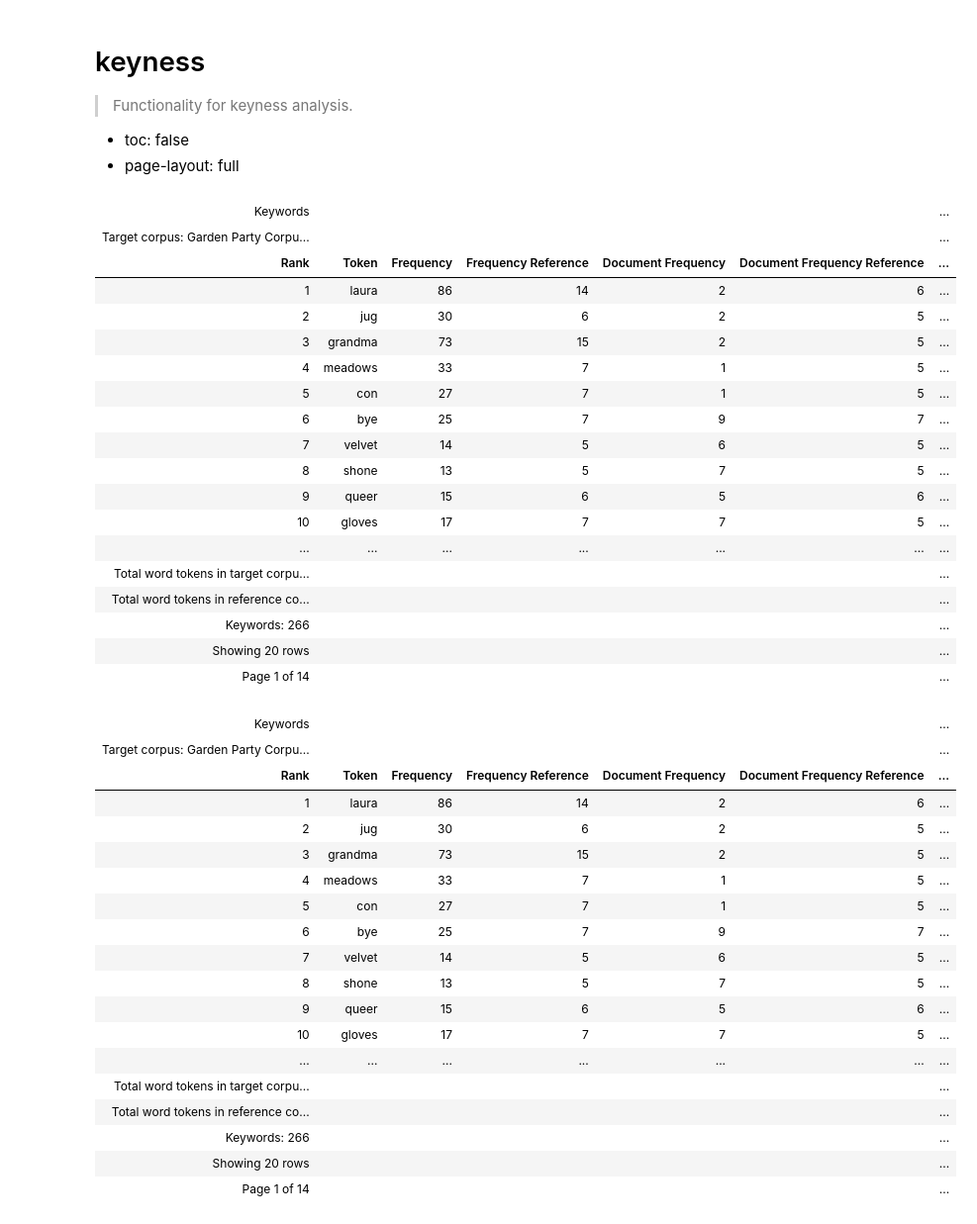
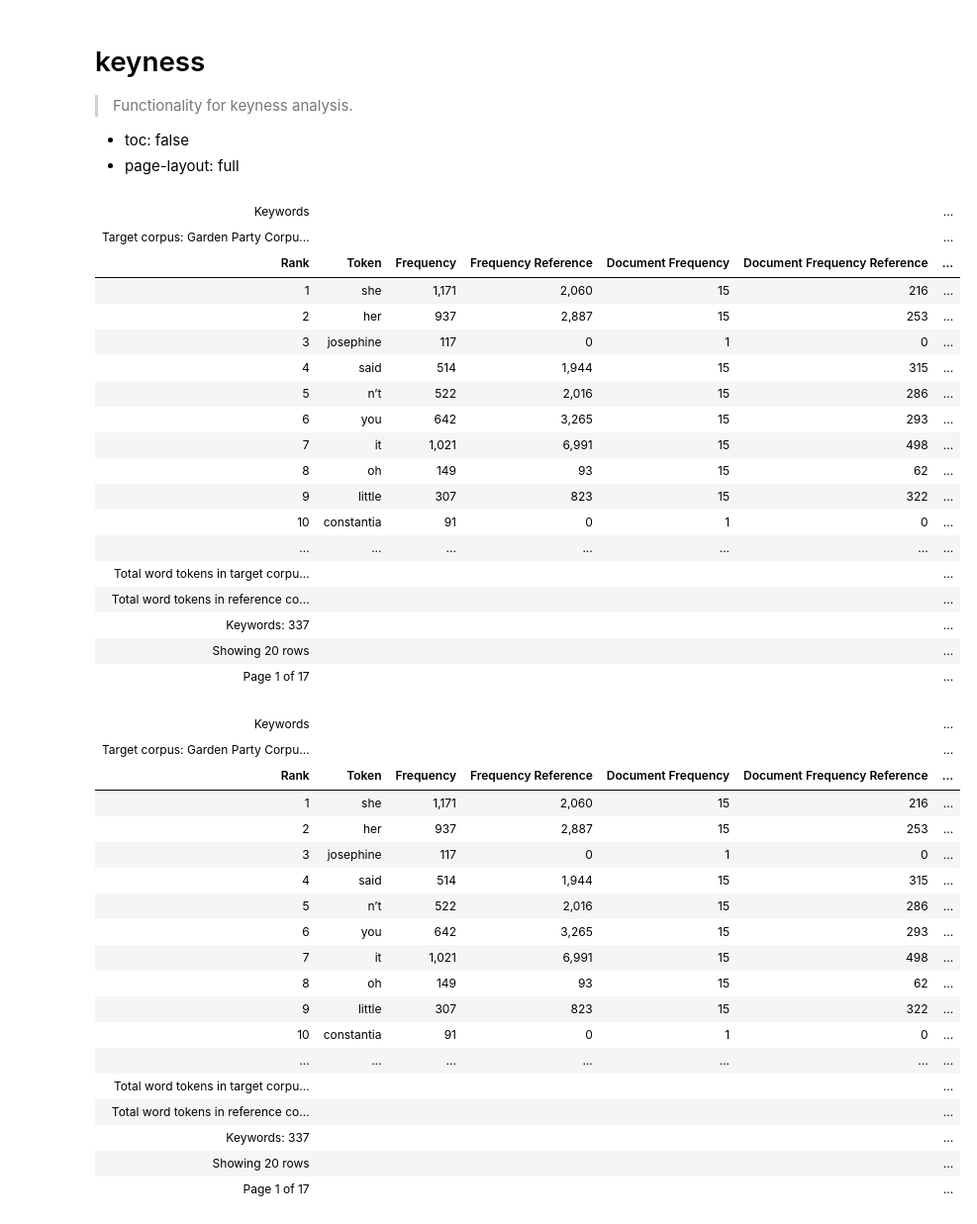
Before and after one commit to polsci/conc, a Jupyter notebook: nbs/api/73_keyness.ipynb, the cells around one changed output. Shown at 99% size. Cells and saved outputs as stored; diff of their text form; code cells hidden in the pictures.

Commit message:
change default keywords order to log likelihood, add exclude negative keywords parameter, correct the correction for zero frequencies

```diff
--- a/nbs/api/73_keyness.ipynb
+++ b/nbs/api/73_keyness.ipynb
@@ -334,27 +338,27 @@ brown = Corpus().load(path_to_brown_corpus)
 keyness = Keyness(corpus = gardenparty, reference_corpus = brown)
 # %%
 # generate and display the keywords report
-keyness.keywords(show_document_frequency = True, min_document_frequency_reference = 5, statistical_significance_cut = 0.0001, apply_bonferroni = True, order_descending = True, page_current = 1).display()
+keyness.keywords(show_document_frequency = True, statistical_significance_cut = 0.0001, apply_bonferroni = True, order_descending = True, page_current = 1).display()
 # %% [output]
 | Keywords |  |  |  |  |  | ... |
 | Target corpus: Garden Party Corpu... |  |  |  |  |  | ... |
 | Rank | Token | Frequency | Frequency Reference | Document Frequency | Document Frequency Reference | ... |
-| 1 | laura | 86 | 14 | 2 | 6 | ... |
-| 2 | jug | 30 | 6 | 2 | 5 | ... |
-| 3 | grandma | 73 | 15 | 2 | 5 | ... |
-| 4 | meadows | 33 | 7 | 1 | 5 | ... |
-| 5 | con | 27 | 7 | 1 | 5 | ... |
-| 6 | bye | 25 | 7 | 9 | 7 | ... |
-| 7 | velvet | 14 | 5 | 6 | 5 | ... |
-| 8 | shone | 13 | 5 | 7 | 5 | ... |
-| 9 | queer | 15 | 6 | 5 | 6 | ... |
-| 10 | gloves | 17 | 7 | 7 | 5 | ... |
+| 1 | she | 1,171 | 2,060 | 15 | 216 | ... |
+| 2 | her | 937 | 2,887 | 15 | 253 | ... |
+| 3 | josephine | 117 | 0 | 1 | 0 | ... |
+| 4 | said | 514 | 1,944 | 15 | 315 | ... |
+| 5 | n’t | 522 | 2,016 | 15 | 286 | ... |
+| 6 | you | 642 | 3,265 | 15 | 293 | ... |
+| 7 | it | 1,021 | 6,991 | 15 | 498 | ... |
+| 8 | oh | 149 | 93 | 15 | 62 | ... |
+| 9 | little | 307 | 823 | 15 | 322 | ... |
+| 10 | constantia | 91 | 0 | 1 | 0 | ... |
 | ... | ... | ... | ... | ... | ... | ... |
 | Total word tokens in target corpu... |  |  |  |  |  | ... |
 | Total word tokens in reference co... |  |  |  |  |  | ... |
-| Keywords: 266 |  |  |  |  |  | ... |
+| Keywords: 337 |  |  |  |  |  | ... |
 | Showing 20 rows |  |  |  |  |  | ... |
-| Page 1 of 14 |  |  |  |  |  | ... |
+| Page 1 of 17 |  |  |  |  |  | ... |
 # %%
 #| hide
 brown_listcorpus = ListCorpus().load(path_to_brown_listcorpus)
@@ -362,27 +366,28 @@ gardenparty_listcorpus = ListCorpus().load(path_to_gardenparty_listcorpus)
 keyness_listcorpus = Keyness(corpus = gardenparty, reference_corpus = brown_listcorpus)
 keyness_listcorpus = Keyness(corpus = gardenparty_listcorpus, reference_corpus = brown)
 keyness_listcorpus = Keyness(corpus = gardenparty_listcorpus, reference_corpus = brown_listcorpus)
-keyness_listcorpus.keywords(show_document_frequency = True, min_document_frequency_reference = 5, statistical_significance_cut = 0.0001, apply_bonferroni = True, order_descending = True, page_current = 1).display()
+# min_document_frequency_reference = 5,
+keyness_listcorpus.keywords(show_document_frequency = True, statistical_significance_cut = 0.0001, apply_bonferroni = True, order_descending = True, page_current = 1).display()
 # %% [output]
 | Keywords |  |  |  |  |  | ... |
 | Target corpus: Garden Party Corpu... |  |  |  |  |  | ... |
 | Rank | Token | Frequency | Frequency Reference | Document Frequency | Document Frequency Reference | ... |
-| 1 | laura | 86 | 14 | 2 | 6 | ... |
-| 2 | jug | 30 | 6 | 2 | 5 | ... |
-| 3 | grandma | 73 | 15 | 2 | 5 | ... |
-| 4 | meadows | 33 | 7 | 1 | 5 | ... |
-| 5 | con | 27 | 7 | 1 | 5 | ... |
-| 6 | bye | 25 | 7 | 9 | 7 | ... |
-| 7 | velvet | 14 | 5 | 6 | 5 | ... |
-| 8 | shone | 13 | 5 | 7 | 5 | ... |
-| 9 | queer | 15 | 6 | 5 | 6 | ... |
-| 10 | gloves | 17 | 7 | 7 | 5 | ... |
+| 1 | she | 1,171 | 2,060 | 15 | 216 | ... |
+| 2 | her | 937 | 2,887 | 15 | 253 | ... |
+| 3 | josephine | 117 | 0 | 1 | 0 | ... |
+| 4 | said | 514 | 1,944 | 15 | 315 | ... |
+| 5 | n’t | 522 | 2,016 | 15 | 286 | ... |
+| 6 | you | 642 | 3,265 | 15 | 293 | ... |
+| 7 | it | 1,021 | 6,991 | 15 | 498 | ... |
+| 8 | oh | 149 | 93 | 15 | 62 | ... |
+| 9 | little | 307 | 823 | 15 | 322 | ... |
+| 10 | constantia | 91 | 0 | 1 | 0 | ... |
 | ... | ... | ... | ... | ... | ... | ... |
 | Total word tokens in target corpu... |  |  |  |  |  | ... |
 | Total word tokens in reference co... |  |  |  |  |  | ... |
-| Keywords: 266 |  |  |  |  |  | ... |
+| Keywords: 337 |  |  |  |  |  | ... |
 | Showing 20 rows |  |  |  |  |  | ... |
-| Page 1 of 14 |  |  |  |  |  | ... |
+| Page 1 of 17 |  |  |  |  |  | ... |
 # %%
 #| hide
 set_logger_state('quiet')
```
Also changed, not shown: parts of 2 cells of this notebook, 1 other file.
